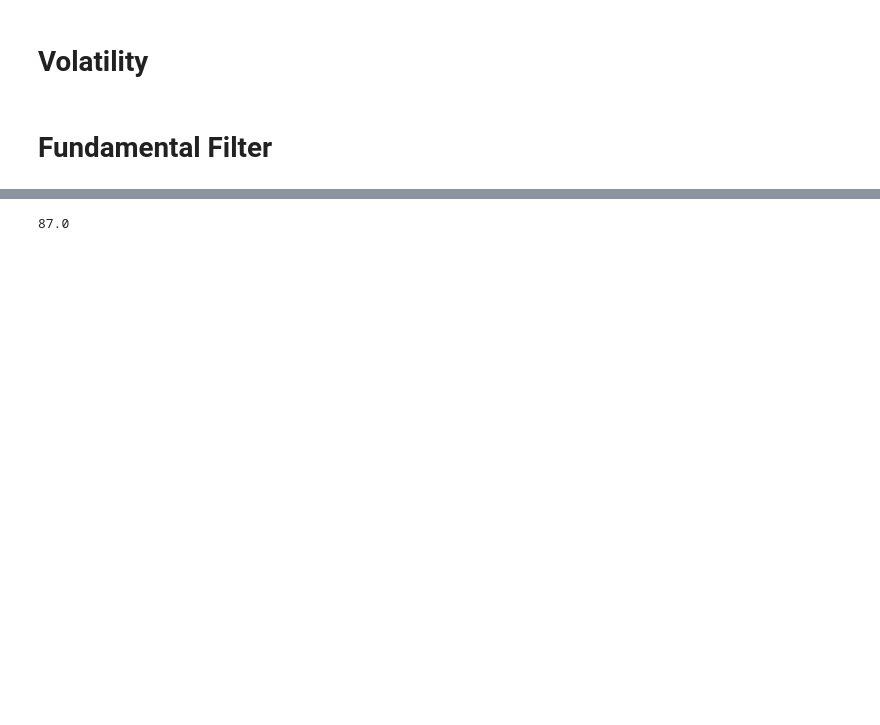
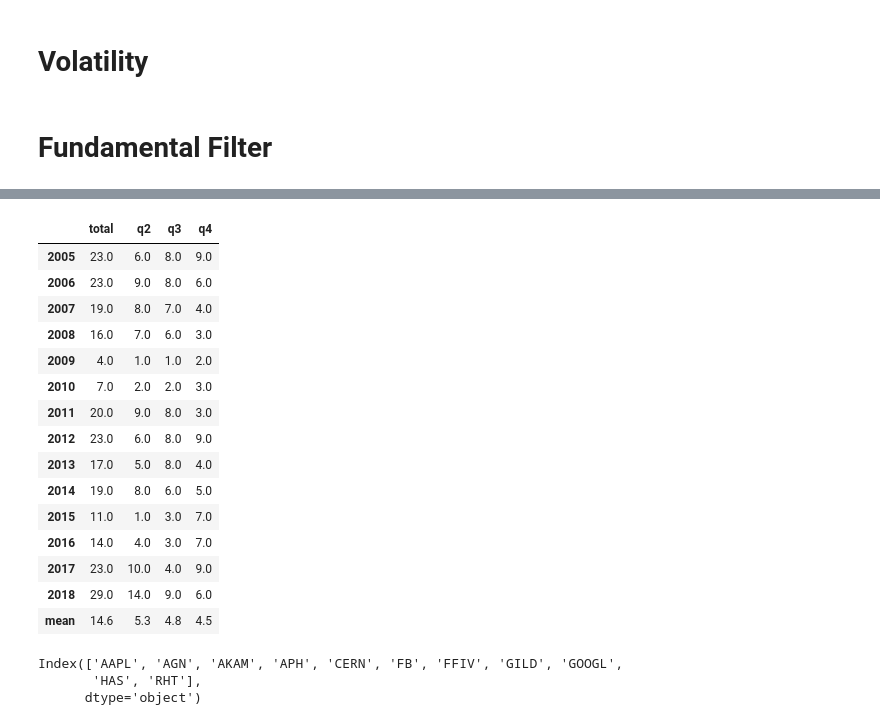
Before and after one commit to MarcoAntonioMontez/Quant, a Jupyter notebook: notebooks/Case studies.ipynb, the cells around one changed output, grey strips where cells are left out. Saved outputs shown, nothing was run; the diff lists cells and outputs as text; code cells hidden in the pictures; blank space fills up the shorter version.

```diff
--- a/notebooks/Case studies.ipynb
+++ b/notebooks/Case studies.ipynb
@@ -330,13 +347,43 @@ for key in ['q1','q2','q3','q4','q5','mean','mean_no_q1']:
 # %%
-# p_scpre
+pd.options.display.max_columns = 700
 aux = 0
-aux = aux + filtered_quintiles[0].sum(axis=1)#.replace(to_replace=0,value = np.nan).mean()
+# aux = aux + filtered_quintiles[0].sum(axis=1)#.replace(to_replace=0,value = np.nan).mean()
 aux = aux + filtered_quintiles[1].sum(axis=1)
 aux = aux + filtered_quintiles[2].sum(axis=1)#.replace(to_replace=0,value = np.nan).mean()
 aux = aux + filtered_quintiles[3].sum(axis=1)
-aux = aux + filtered_quintiles[4].sum(axis=1)#.replace(to_replace=0,value = np.nan).mean()
+# aux = aux + filtered_quintiles[4].sum(axis=1)#.replace(to_replace=0,value = np.nan).mean()
 aux.iloc[-1]
-# aux = aux + filtered_quintiles[4].sum(axis=1)
+aux_df = pd.DataFrame()
+aux_df['total'] = aux
+aux_df['q2'] = filtered_quintiles[1].sum(axis=1)
+aux_df['q3'] = filtered_quintiles[2].sum(axis=1)
+aux_df['q4'] = filtered_quintiles[3].sum(axis=1)
+aux_df.loc['mean'] = aux_df.mean().round(1)#.astype(int)
+
+display(aux_df.iloc[3:])
+
+sum_aux = filtered_quintiles[1] + filtered_quintiles[2] + filtered_quintiles[3]
+# sum_aux = filtered_quintiles[2]
+display(sum_aux.columns[(sum_aux.loc[[2015]] >= 1).any()])
+# sum_aux
 # %% [output]
+|  | total | q2 | q3 | q4 |
+| 2005 | 23.0 | 6.0 | 8.0 | 9.0 |
+| 2006 | 23.0 | 9.0 | 8.0 | 6.0 |
+| 2007 | 19.0 | 8.0 | 7.0 | 4.0 |
+| 2008 | 16.0 | 7.0 | 6.0 | 3.0 |
+| 2009 | 4.0 | 1.0 | 1.0 | 2.0 |
+| 2010 | 7.0 | 2.0 | 2.0 | 3.0 |
+| 2011 | 20.0 | 9.0 | 8.0 | 3.0 |
+| 2012 | 23.0 | 6.0 | 8.0 | 9.0 |
+| 2013 | 17.0 | 5.0 | 8.0 | 4.0 |
+| 2014 | 19.0 | 8.0 | 6.0 | 5.0 |
+| 2015 | 11.0 | 1.0 | 3.0 | 7.0 |
+| 2016 | 14.0 | 4.0 | 3.0 | 7.0 |
+| 2017 | 23.0 | 10.0 | 4.0 | 9.0 |
+| 2018 | 29.0 | 14.0 | 9.0 | 6.0 |
+| mean | 14.6 | 5.3 | 4.8 | 4.5 |
-87.0
+Index(['AAPL', 'AGN', 'AKAM', 'APH', 'CERN', 'FB', 'FFIV', 'GILD', 'GOOGL',
+       'HAS', 'RHT'],
+      dtype='object')
 # %%
```
Also changed, not shown: parts of 12 cells of this notebook.
